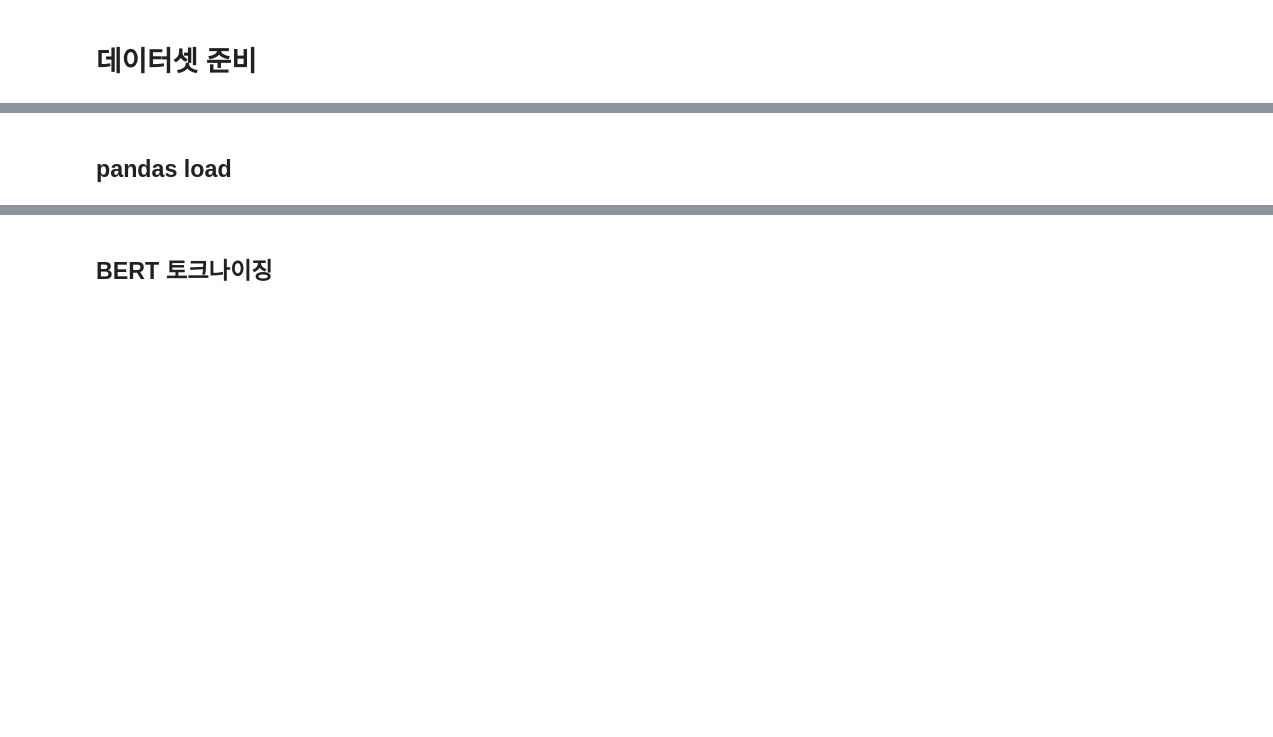
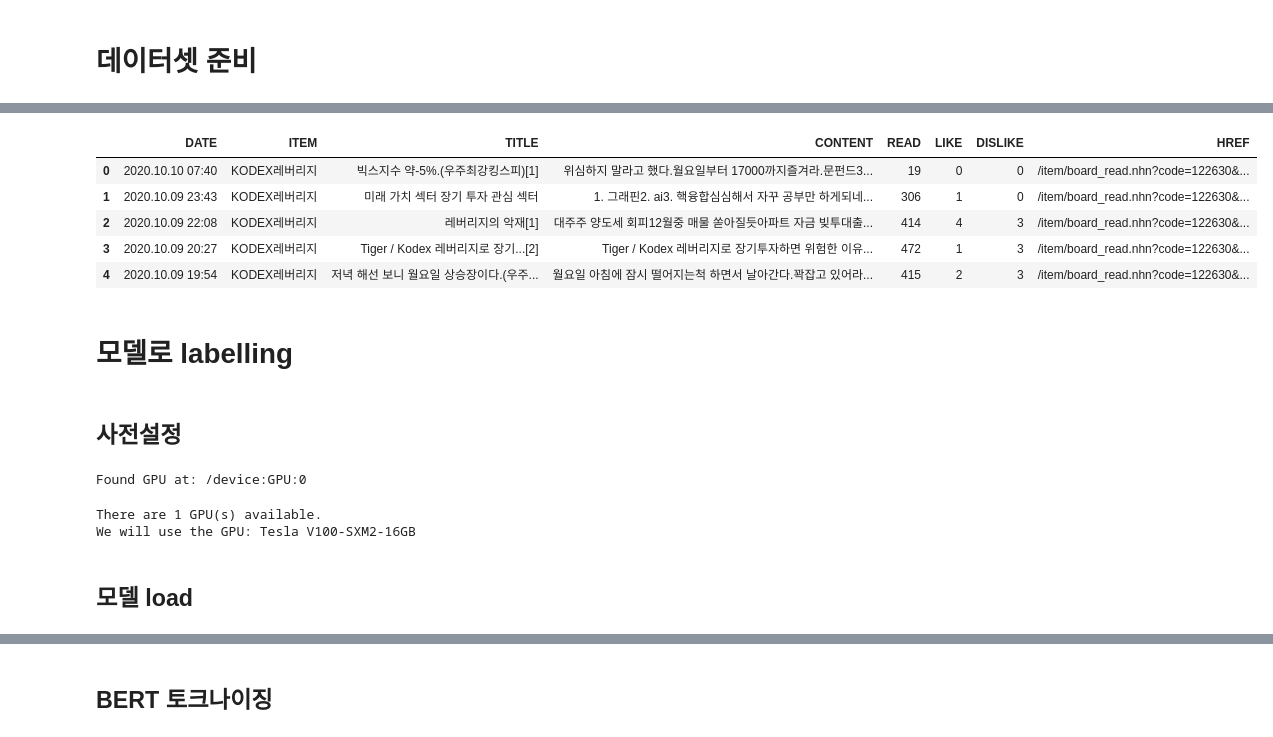
Before and after one commit to head4ths/CEI, a Jupyter notebook: part3_모델불러와서_Classification수행.ipynb, the cells around one changed output, grey strips where cells are left out. Saved outputs shown, nothing was run; the diff lists cells and outputs as text; code cells hidden in the pictures; blank space fills up the shorter version.

```diff
--- a/part3_모델불러와서_Classification수행.ipynb
+++ b/part3_모델불러와서_Classification수행.ipynb
@@ -235,0 +245,7 @@ drwxr-xr-x 2 root root   471040 Oct 10 10:15 raw
+# %%
+
+sql = "SELECT * FROM T" + gv_stk_code
+indata = pd.read_sql_query(sql, engine)
+print( indata.info )
+indata.head()
+# %% [output]
@@ -236,2 +269,35 @@ drwxr-xr-x 2 root root   471040 Oct 10 10:15 raw
+|  | DATE | ITEM | TITLE | CONTENT | READ | LIKE | DISLIKE | HREF |
+| 0 | 2020.10.10 07:40 | KODEX레버리지 | 빅스지수 약-5%.(우주최강킹스피)[1] | 위심하지 말라고 했다.월요일부터 17000까지즐겨라.문펀드3... | 19 | 0 | 0 | /item/board_read.nhn?code=122630&... |
+| 1 | 2020.10.09 23:43 | KODEX레버리지 | 미래 가치 섹터 장기 투자 관심 섹터 | 1. 그래핀2. ai3. 핵융합심심해서 자꾸 공부만 하게되네... | 306 | 1 | 0 | /item/board_read.nhn?code=122630&... |
+| 2 | 2020.10.09 22:08 | KODEX레버리지 | 레버리지의 악재[1] | 대주주 양도세 회피12월중 매물 쏟아질듯아파트 자금 빚투대출... | 414 | 4 | 3 | /item/board_read.nhn?code=122630&... |
+| 3 | 2020.10.09 20:27 | KODEX레버리지 | Tiger / Kodex 레버리지로 장기...[2] | Tiger / Kodex 레버리지로 장기투자하면 위험한 이유... | 472 | 1 | 3 | /item/board_read.nhn?code=122630&... |
+| 4 | 2020.10.09 19:54 | KODEX레버리지 | 저녁 해선 보니 월요일 상승장이다.(우주... | 월요일 아침에 잠시 떨어지는척 하면서 날아간다.꽉잡고 있어라... | 415 | 2 | 3 | /item/board_read.nhn?code=122630&... |
+# %% [markdown]
+# 모델로 labelling
+# %% [markdown]
+## 사전설정
+# %%
+# GPU 디바이스 이름 구함
+device_name = tf.test.gpu_device_name()
+
+# GPU 디바이스 이름 검사
+if device_name == '/device:GPU:0':
+    print('Found GPU at: {}'.format(device_name))
+else:
+    raise SystemError('GPU device not found')
+# %% [output]
+Found GPU at: /device:GPU:0
+# %%
+# 디바이스 설정
+if torch.cuda.is_available():
+    device = torch.device("cuda")
+    print('There are %d GPU(s) available.' % torch.cuda.device_count())
+    print('We will use the GPU:', torch.cuda.get_device_name(0))
+else:
+    device = torch.device("cpu")
+    print('No GPU available, using the CPU instead.')
+# %% [output]
+There are 1 GPU(s) available.
+We will use the GPU: Tesla V100-SXM2-16GB
 # %% [markdown]
-## pandas load
+## 모델 load
```
Also changed, not shown: parts of 99 cells of this notebook, 2 other files.
